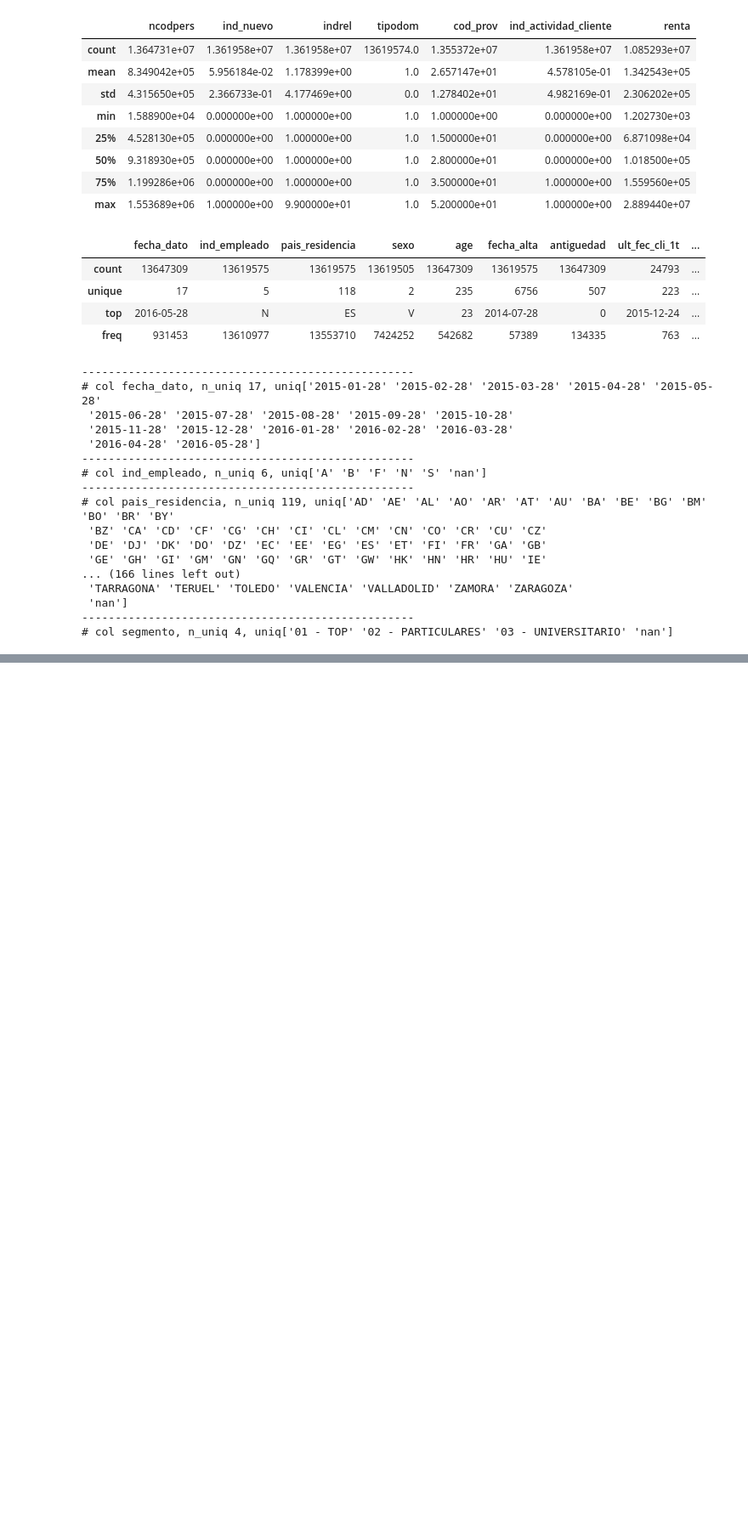
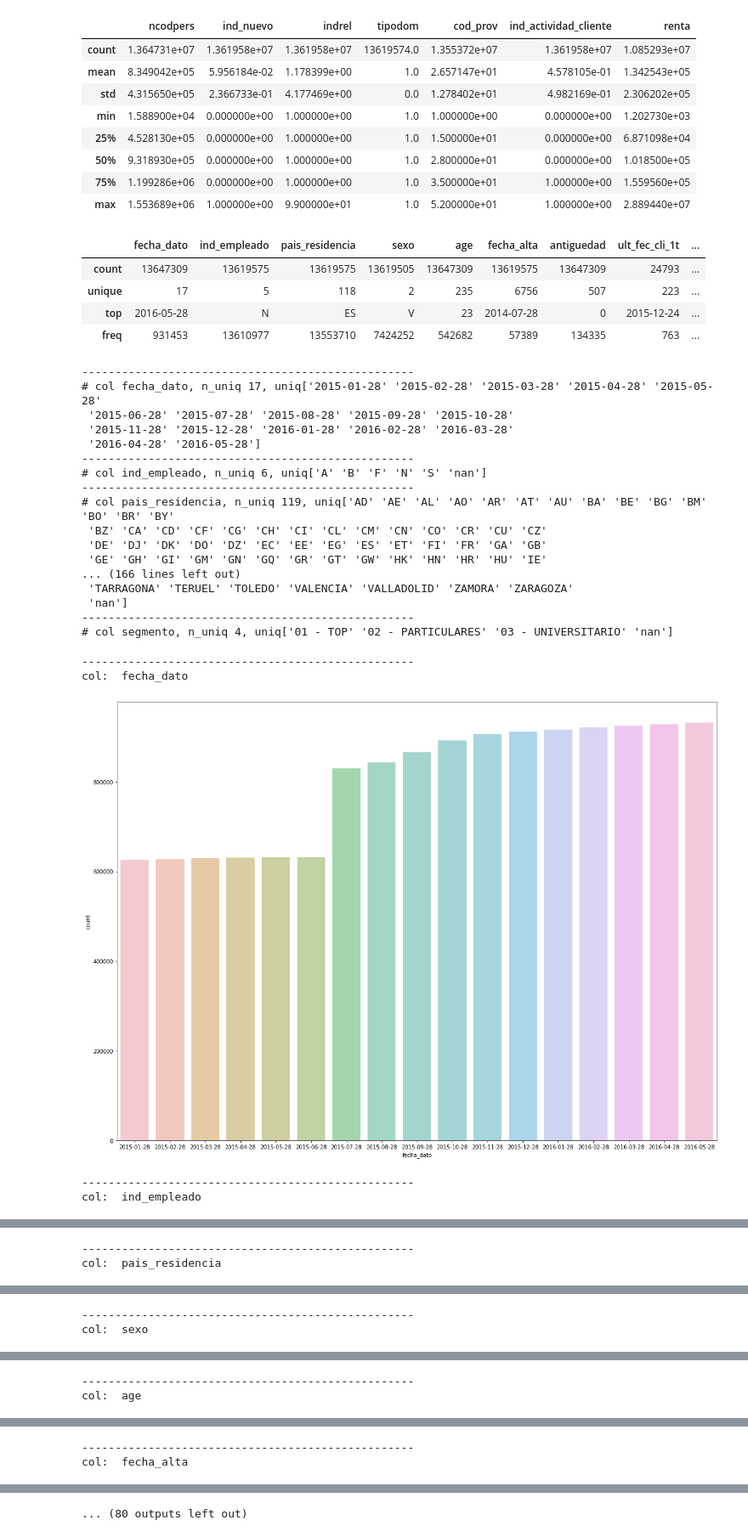
Before and after one commit to austinyi/Santander-Product-Recommendation, a Jupyter notebook: Exploratory-Data-Analysis.ipynb, the cells around one changed output, grey strips where cells are left out. Shown at 85% size. Cells and saved outputs as stored; diff of their text form; code cells hidden in the pictures; blank space fills up the shorter version.

```diff
--- a/Exploratory-Data-Analysis.ipynb
+++ b/Exploratory-Data-Analysis.ipynb
@@ -103,3 +103,27 @@ for col in cat_cols:
  'nan']
 --------------------------------------------------
 # col segmento, n_uniq 4, uniq['01 - TOP' '02 - PARTICULARES' '03 - UNIVERSITARIO' 'nan']
+# %%
+%matplotlib inline
+import matplotlib
+import matplotlib.pyplot as plt
+import seaborn as sns
+
+
+skip_cols = ['ncodpers','renta']
+for col in train.columns:
+    if col in skip_cols:
+        continue
+
+    print('-' * 50)
+    print('col: ', col)
+
+    f, ax = plt.subplots(figsize=(20,15))
+    sns.countplot(x = col, data = train, alpha = 0.5)
+    plt.show()
+# %% [output]
+--------------------------------------------------
+col:  fecha_dato
+[figure, added]
+--------------------------------------------------
+col:  ind_empleado
@@ -105,0 +131,2 @@ for col in cat_cols:
+--------------------------------------------------
+col:  pais_residencia
@@ -105,0 +134,2 @@ for col in cat_cols:
+--------------------------------------------------
+col:  sexo
@@ -105,0 +137,2 @@ for col in cat_cols:
+--------------------------------------------------
+col:  age
@@ -105,0 +140,2 @@ for col in cat_cols:
+--------------------------------------------------
+col:  fecha_alta
@@ -105,0 +143 @@ for col in cat_cols:
+... (80 outputs left out)
```
Also changed, not shown: parts of 1 cell of this notebook.
